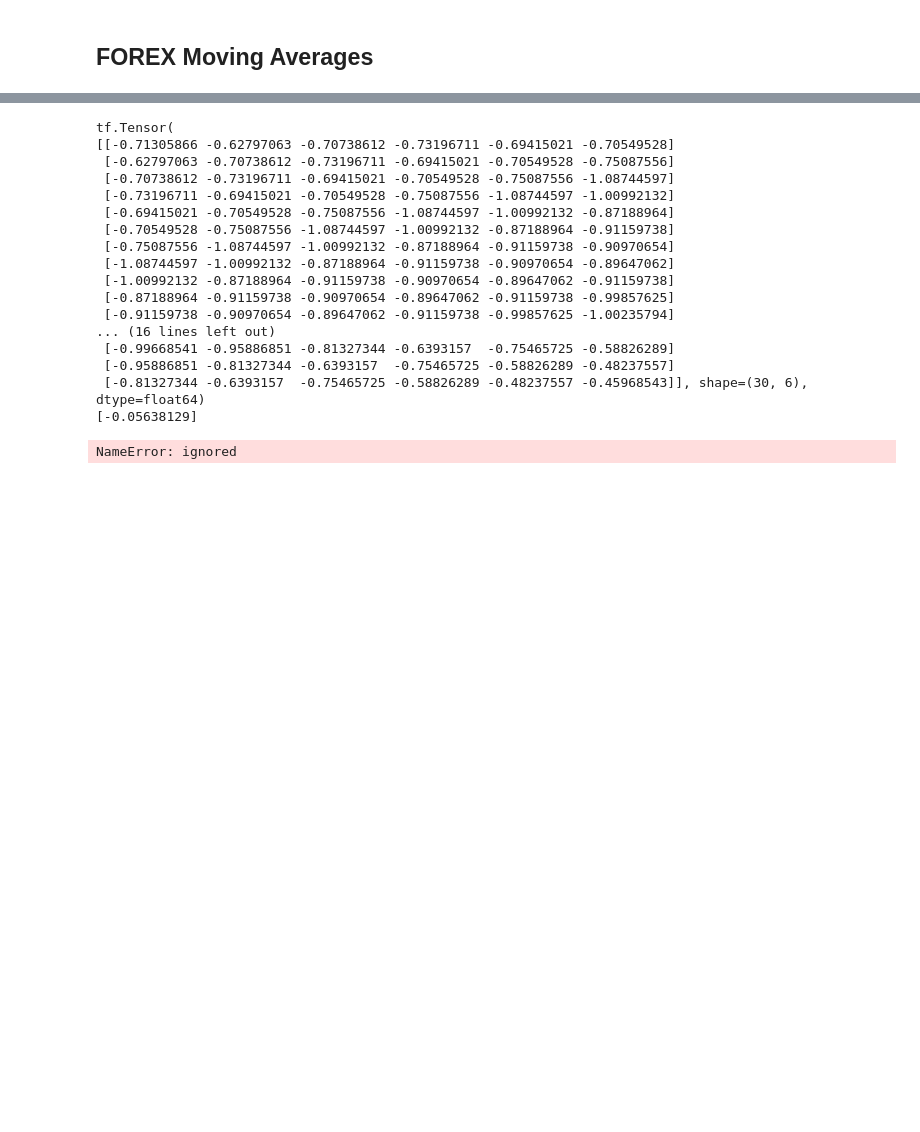
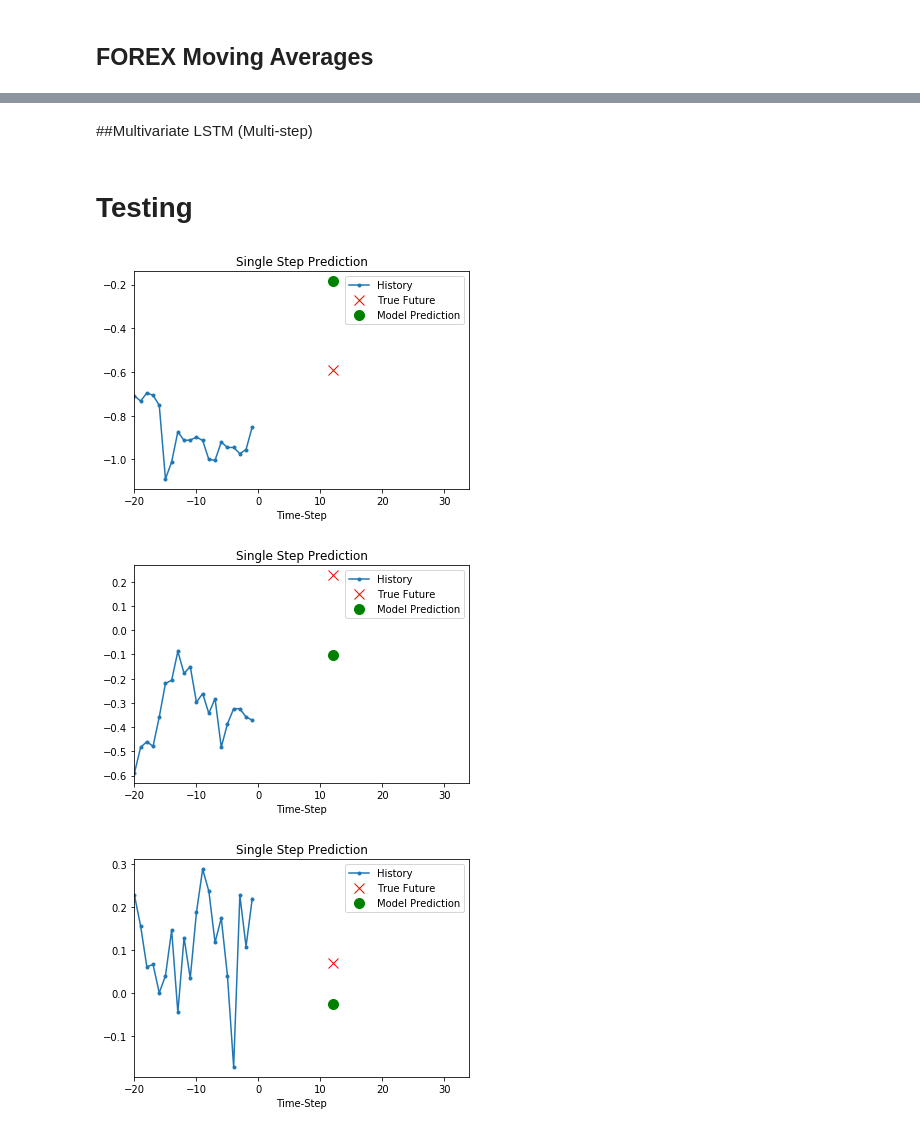
Before and after one commit to robLaing2/Forex_ANN_Forecasting, a Jupyter notebook: ForexAnnEnvironment.ipynb, the cells around one changed output, grey strips where cells are left out. Saved outputs shown, nothing was run; the diff lists cells and outputs as text; code cells hidden in the pictures; blank space fills up the shorter version.

Commit message:
Added multi-variate modelling for single step and minor refactoring

```diff
--- a/ForexAnnEnvironment.ipynb
+++ b/ForexAnnEnvironment.ipynb
@@ -493,53 +560,43 @@ model.summary
+# %% [markdown]
+##Multivariate LSTM (Multi-step)
+# %% [markdown]
+# Testing
 # %%
+import matplotlib as mpl
+import matplotlib.pyplot as plt
 
-
-for x, y in dataVal.take(3):
-    print(x)
-    print(model.predict(x)[0])
-
-    plot = show_plot([x[0].numpy(), y[0].numpy(),
-                    model.predict(x)[0]], 0, 'Simple LSTM model')
-    plot.show()
 
 def create_time_steps(length):
   return list(range(-length, 0))
 
 def show_plot(plot_data, delta, title):
   labels = ['History', 'True Future', 'Model Prediction']
   marker = ['.-', 'rx', 'go']
   time_steps = create_time_steps(plot_data[0].shape[0])
   if delta:
     future = delta
   else:
     future = 0
 
   plt.title(title)
   for i, x in enumerate(plot_data):
     if i:
       plt.plot(future, plot_data[i], marker[i], markersize=10,
                label=labels[i])
     else:
       plt.plot(time_steps, plot_data[i].flatten(), marker[i], label=labels[i])
   plt.legend()
   plt.xlim([time_steps[0], (future+5)*2])
   plt.xlabel('Time-Step')
   return plt
+
+
+for x, y in valData.take(3):
+  plot = show_plot([x[0][:, 0].numpy(), y[0].numpy(),
+                    model.predict(x)[0]], 12,
+                   'Single Step Prediction')
+  plot.show()
 # %% [output]
-tf.Tensor(
-[[-0.71305866 -0.62797063 -0.70738612 -0.73196711 -0.69415021 -0.70549528]
- [-0.62797063 -0.70738612 -0.73196711 -0.69415021 -0.70549528 -0.75087556]
- [-0.70738612 -0.73196711 -0.69415021 -0.70549528 -0.75087556 -1.08744597]
- [-0.73196711 -0.69415021 -0.70549528 -0.75087556 -1.08744597 -1.00992132]
- [-0.69415021 -0.70549528 -0.75087556 -1.08744597 -1.00992132 -0.87188964]
- [-0.70549528 -0.75087556 -1.08744597 -1.00992132 -0.87188964 -0.91159738]
- [-0.75087556 -1.08744597 -1.00992132 -0.87188964 -0.91159738 -0.90970654]
- [-1.08744597 -1.00992132 -0.87188964 -0.91159738 -0.90970654 -0.89647062]
- [-1.00992132 -0.87188964 -0.91159738 -0.90970654 -0.89647062 -0.91159738]
- [-0.87188964 -0.91159738 -0.90970654 -0.89647062 -0.91159738 -0.99857625]
- [-0.91159738 -0.90970654 -0.89647062 -0.91159738 -0.99857625 -1.00235794]
-... (16 lines left out)
- [-0.99668541 -0.95886851 -0.81327344 -0.6393157  -0.75465725 -0.58826289]
- [-0.95886851 -0.81327344 -0.6393157  -0.75465725 -0.58826289 -0.48237557]
- [-0.81327344 -0.6393157  -0.75465725 -0.58826289 -0.48237557 -0.45968543]], shape=(30, 6), dtype=float64)
-[-0.05638129]
-NameError: ignored
+[figure, added]
+[figure, added]
+[figure, added]
```
Also changed, not shown: parts of 19 cells of this notebook.
